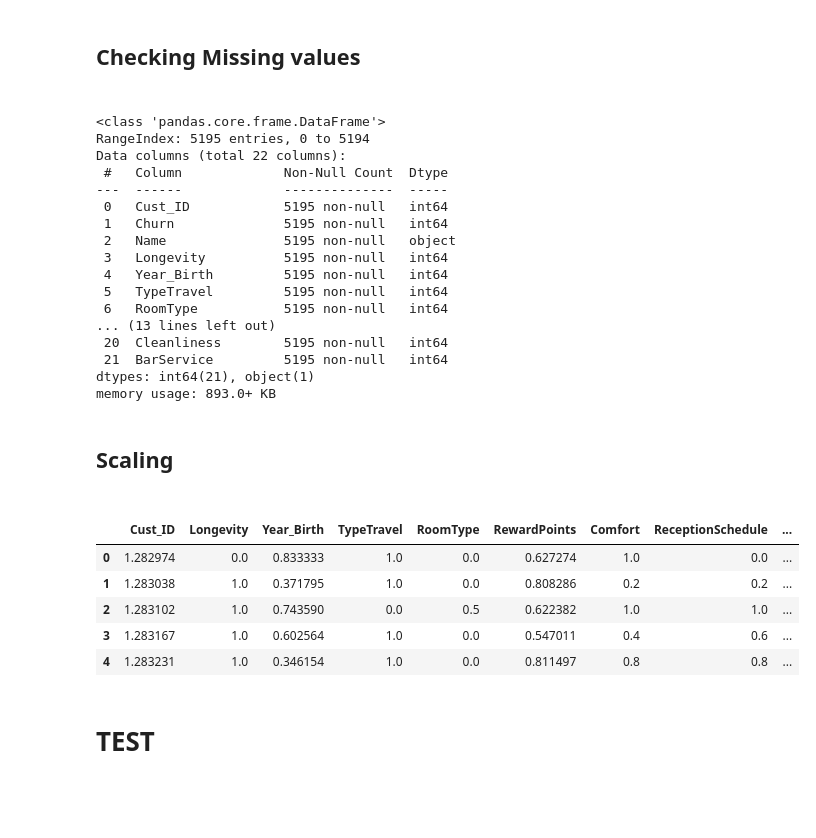
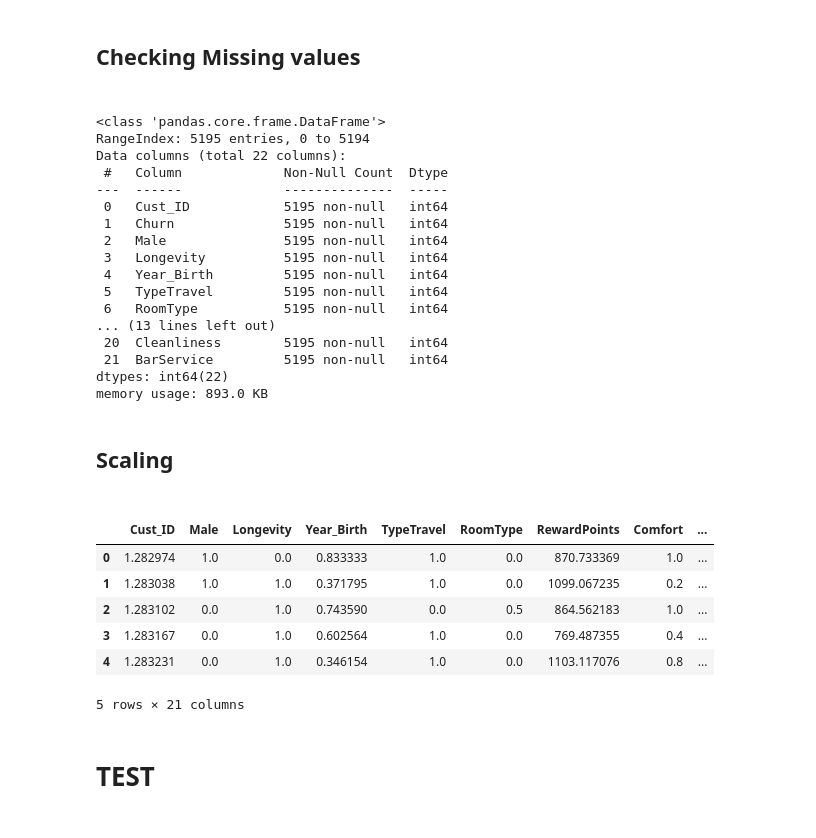
Before and after one commit to Leon209/Project_1-Supervised-Model, a Jupyter notebook: Project 1.ipynb, the cells around one changed output. Cells and saved outputs as stored; diff of their text form; code cells hidden in the pictures.

```diff
--- a/Project 1.ipynb
+++ b/Project 1.ipynb
@@ -129,9 +129,8 @@ sns.histplot(data=data, x='RewardPoints', bins = 15)
 <AxesSubplot:xlabel='RewardPoints', ylabel='Count'>
 [figure]
 # %%
-pt = PowerTransformer()
-print(pt.fit(data["RewardPoints"].values.reshape(-1, 1)))
-PowerTransformer()
+pt = PowerTransformer(method='yeo-johnson', standardize=True)
+pt.fit(data["RewardPoints"].values.reshape(-1, 1))
 print(pt.lambdas_)
-print(pt.transform(data["RewardPoints"].values.reshape(-1, 1)))
+data['RewardPoints'] = pt.transform(data["RewardPoints"].values.reshape(-1, 1))
 # %% [output]
@@ -228,0 +222,10 @@ sns.histplot(data=age, x=age, bins = 15)
+# %%
+gender = []
+for i in data["Name"]:
+    if i[:2] == "Mr":
+        gender.append(1)
+    else:
+        gender.append(0)
+        i
+data["Name"] = gender
+data = data.rename(columns = {"Name":"Male"})
@@ -364,5 +375,3 @@ Name: RoomType, dtype: int64
-# %%
-data.drop(['Name'], axis=1, inplace=True)
 # %% [markdown]
 <h3>Kendall Correlation Heatmap<h3>
 # %%
@@ -431,5 +441,16 @@ validate['Churn'].replace(to_replace = 'nochurn',value = 0, inplace = True)
 validate['RoomType'].replace(to_replace = 'suite',value = 2, inplace = True)
 validate['RoomType'].replace(to_replace = 'double',value = 1, inplace = True)
 validate['RoomType'].replace(to_replace = 'single',value = 0, inplace = True)
+
+gender = []
+for i in validate["Name"]:
+    if i[:2] == "Mr":
+        gender.append(1)
+    else:
+        gender.append(0)
+        i
+validate["Name"] = gender
+validate = validate.rename(columns = {"Name":"Male"})
+
 validate.head(2)
 # %% [output]
@@ -449,7 +470,7 @@ Data columns (total 22 columns):
 ---  ------             --------------  -----
  0   Cust_ID            5195 non-null   int64
  1   Churn              5195 non-null   int64
- 2   Name               5195 non-null   object
+ 2   Male               5195 non-null   int64
  3   Longevity          5195 non-null   int64
  4   Year_Birth         5195 non-null   int64
  5   TypeTravel         5195 non-null   int64
@@ -457,29 +478,29 @@ Data columns (total 22 columns):
 ... (13 lines left out)
  20  Cleanliness        5195 non-null   int64
  21  BarService         5195 non-null   int64
-dtypes: int64(21), object(1)
-memory usage: 893.0+ KB
+dtypes: int64(22)
+memory usage: 893.0 KB
 # %% [markdown]
 <h2>Scaling<h2>
 # %%
 #Drop name column
-validate.drop(['Name'], axis=1, inplace=True)
 #Scaling
 
 X_validate = validate.drop('Churn', axis = 1)
 y_validate = validate['Churn']
 
 minmax_validate = scaler.transform(X_validate)
 
 X_validate = pd.DataFrame(minmax_validate, columns = X_validate.columns)
 X_validate.head()
 # %% [output]
-|  | Cust_ID | Longevity | Year_Birth | TypeTravel | RoomType | RewardPoints | Comfort | ReceptionSchedule | ... |
-| 0 | 1.282974 | 0.0 | 0.833333 | 1.0 | 0.0 | 0.627274 | 1.0 | 0.0 | ... |
-| 1 | 1.283038 | 1.0 | 0.371795 | 1.0 | 0.0 | 0.808286 | 0.2 | 0.2 | ... |
-| 2 | 1.283102 | 1.0 | 0.743590 | 0.0 | 0.5 | 0.622382 | 1.0 | 1.0 | ... |
-| 3 | 1.283167 | 1.0 | 0.602564 | 1.0 | 0.0 | 0.547011 | 0.4 | 0.6 | ... |
-| 4 | 1.283231 | 1.0 | 0.346154 | 1.0 | 0.0 | 0.811497 | 0.8 | 0.8 | ... |
+|  | Cust_ID | Male | Longevity | Year_Birth | TypeTravel | RoomType | RewardPoints | Comfort | ... |
+| 0 | 1.282974 | 1.0 | 0.0 | 0.833333 | 1.0 | 0.0 | 870.733369 | 1.0 | ... |
+| 1 | 1.283038 | 1.0 | 1.0 | 0.371795 | 1.0 | 0.0 | 1099.067235 | 0.2 | ... |
+| 2 | 1.283102 | 0.0 | 1.0 | 0.743590 | 0.0 | 0.5 | 864.562183 | 1.0 | ... |
+| 3 | 1.283167 | 0.0 | 1.0 | 0.602564 | 1.0 | 0.0 | 769.487355 | 0.4 | ... |
+| 4 | 1.283231 | 0.0 | 1.0 | 0.346154 | 1.0 | 0.0 | 1103.117076 | 0.8 | ... |
+5 rows × 21 columns
 # %% [markdown]
 <h1>TEST<h1>
 # %% [markdown]
```
Also changed, not shown: parts of 39 cells of this notebook.
